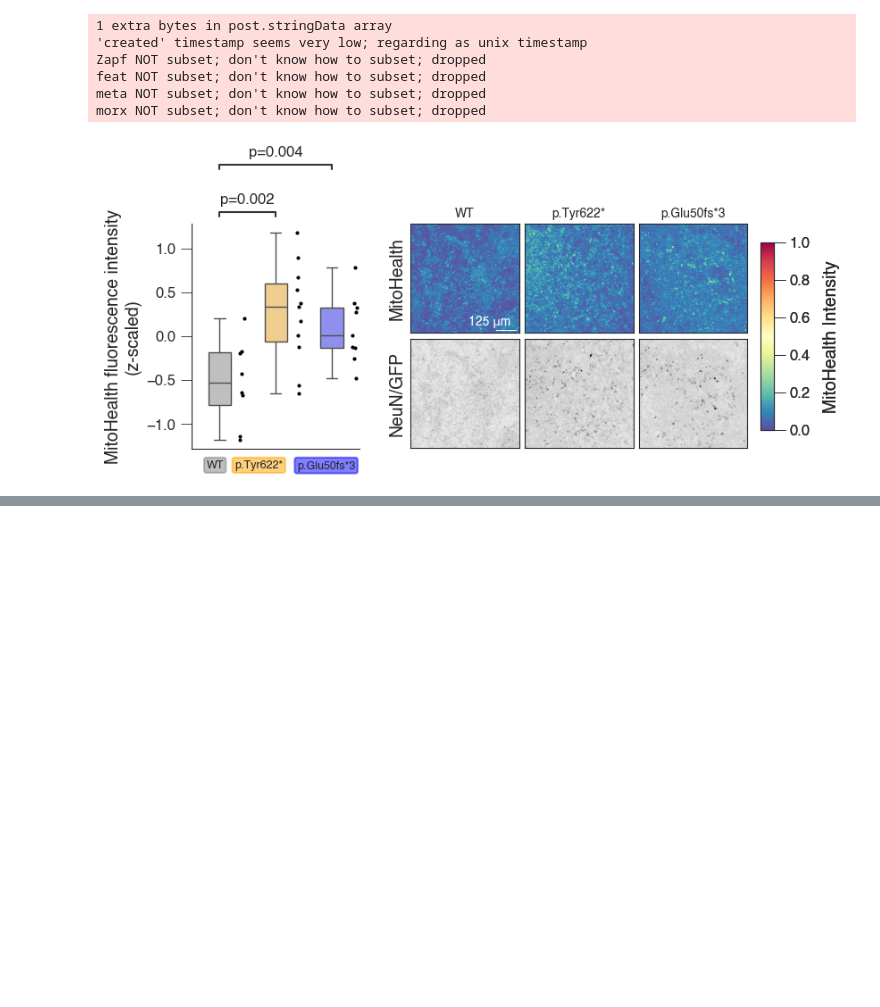
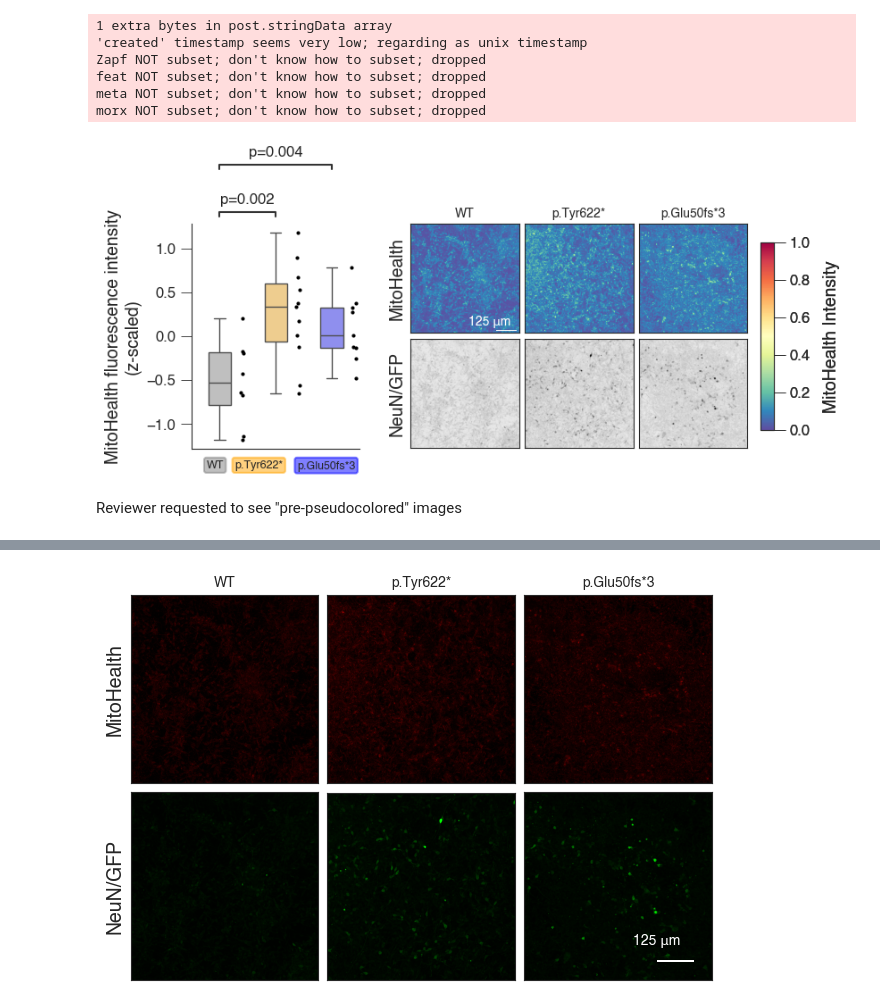
Before and after one commit to djunamay/ABCA7lof2, a Jupyter notebook: analyses/iN_membrane_potential/combined_quantifications_MitoHealth_Vehicle_updated_plots.ipynb, the cells around one changed output, grey strips where cells are left out. Saved outputs shown, nothing was run; the diff lists cells and outputs as text; code cells hidden in the pictures; blank space fills up the shorter version.

```diff
--- a/analyses/iN_membrane_potential/combined_quantifications_MitoHealth_Vehicle_updated_plots.ipynb
+++ b/analyses/iN_membrane_potential/combined_quantifications_MitoHealth_Vehicle_updated_plots.ipynb
@@ -389,3 +389,81 @@ feat NOT subset; don't know how to subset; dropped
 meta NOT subset; don't know how to subset; dropped
 morx NOT subset; don't know how to subset; dropped
 [figure]
+# %% [markdown]
+Reviewer requested to see "pre-pseudocolored" images
+# %%
+def image_processing_no_transform(image_path):
+    image = load_image(image_path)
+    image = np.max(image[0],axis=1)
+    image_trans = np.transpose(image, (1, 2, 0))
+    gfp = image_trans[:,:,1]
+    mitohealth = image_trans[:,:,2]
+    return gfp, mitohealth
+# %%
+import numpy as np
+import matplotlib.pyplot as plt
+import matplotlib.patches as patches
+from aicsimageio import AICSImage
+
+# list your files and titles
+files  = [
+'../../mitohealth/neuronbatch11222023_mitohealth/B02-1.czi',
+'../../mitohealth/neuronbatch11222023_mitohealth/D03-1.czi',
+'../../mitohealth/neuronbatch11222023_mitohealth/F03-2.czi'
+]
+titles = ['WT', 'p.Tyr622*', 'p.Glu50fs*3']
+gamma = 0.5
+
+# make figure and axes
+fig, axs = plt.subplots(2, 3, figsize=(7.5, 5),
+                        gridspec_kw={'hspace': 0.05, 'wspace': 0.05})
+
+for idx, (fn, title) in enumerate(zip(files, titles)):
+    # load & process
+    gfp, mito = image_processing_no_transform(fn)
+    empty = np.zeros_like(gfp)
+    gfp_rgb  = np.stack([empty, gfp, empty], axis=-1)
+    mito_rgb = np.stack([mito, empty, empty], axis=-1)
+
+    # top row: MitoHealth
+    ax_m = axs[0, idx]
+    ax_m.imshow(mito_rgb, vmin=0, vmax=1)
+    ax_m.set_xticks([]); ax_m.set_yticks([])
+    ax_m.set_title(title, fontsize=10)
+    if idx == 0:
+        ax_m.set_ylabel('MitoHealth')
+
+    # bottom row: GFP
+    ax_g = axs[1, idx]
+    ax_g.imshow(gfp_rgb, vmin=0, vmax=1)
+    ax_g.set_xticks([]); ax_g.set_yticks([])
+    if idx == 0:
+        ax_g.set_ylabel('NeuN/GFP')
+
+
+# Assume the image dimensions in out_fppc[0] (height, width)
+img_height, img_width = gfp.shape
+bar_length = 200    # scale bar length in pixels (adjust as needed)
+bar_height = 10     # thickness of the scale bar in pixels
+
+# Position the scale bar in the lower right corner with some margin
+margin = 100
+x_start = img_width - bar_length - margin
+y_start = img_height - margin
+
+# Create a white rectangle for the scale bar
+scale_bar = patches.Rectangle((x_start, y_start - bar_height), bar_length, bar_height,
+                               linewidth=0, edgecolor=None, facecolor='white')
+ax_g.add_patch(scale_bar)
+
+img = AICSImage('../../mitohealth/neuronbatch11222023_mitohealth/F03-2.czi')
+# Add a text label above the scale bar (centered)
+ax_g.text(x_start, y_start-150, f'{bar_length * img.physical_pixel_sizes[1]:.0f} μm',
+                color='white', ha='center', va='top', fontsize=10)
+
+plt.tight_layout()
+# plt.savefig('fig.png', dpi=300, bbox_inches='tight')
+
+
+plt.savefig('/Users/djuna/Documents/ABCA7lof2/editorial_paper/main_panels_svgs/fs6/mito_non_pseudo.pdf', dpi=300, bbox_inches='tight')
+# %% [output]
@@ -391,0 +476 @@ morx NOT subset; don't know how to subset; dropped
+[figure, added]
```
Also changed, not shown: parts of 1 cell of this notebook, 35 other files.
